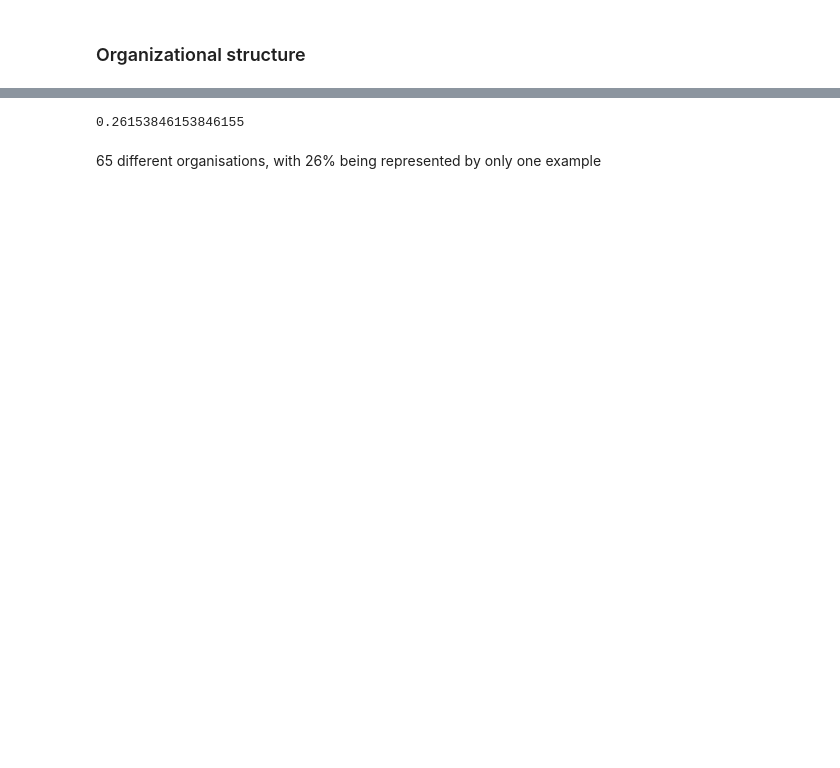
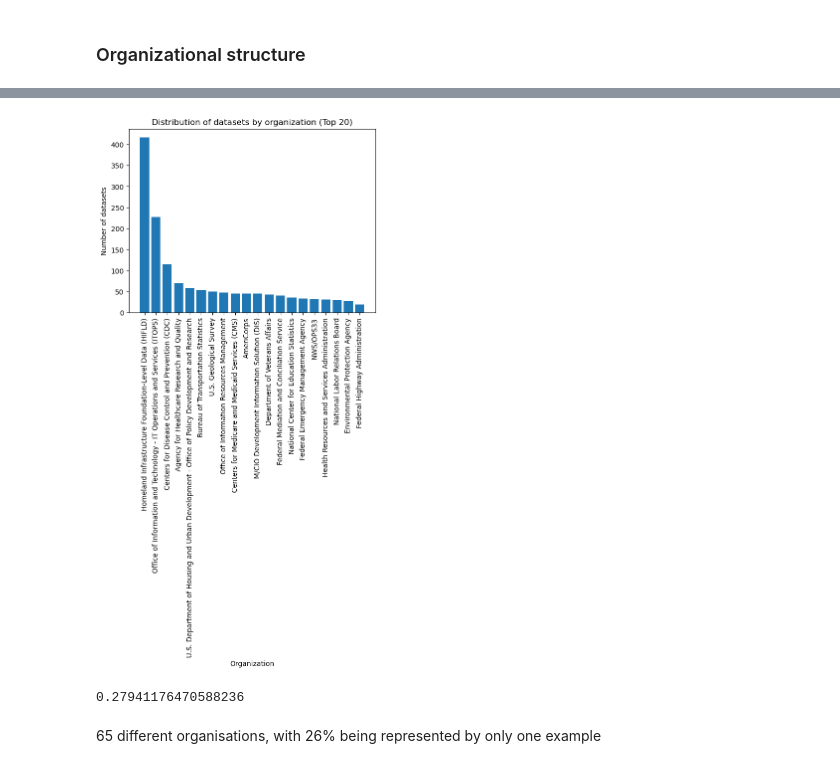
Before and after one commit to majmurm/predicting-science-at-risk, a Jupyter notebook: eda/eda_drp.ipynb, the cells around one changed output, grey strips where cells are left out. Saved outputs shown, nothing was run; the diff lists cells and outputs as text; code cells hidden in the pictures; blank space fills up the shorter version.

```diff
--- a/eda/eda_drp.ipynb
+++ b/eda/eda_drp.ipynb
@@ -120,7 +121,19 @@ Name: count, Length: 65, dtype: int64
+# %%
+top_orgs = org_counts.head(20)
+
+plt.figure()
+plt.bar(top_orgs.index, top_orgs.values)
+plt.xticks(rotation=90)
+plt.xlabel('Organization')
+plt.ylabel('Number of datasets')
+plt.title('Distribution of datasets by organization (Top 20)')
+plt.show()
+# %% [output]
+[figure, added]
 # %%
-(df['organization'].value_counts() == 1).mean()
+(org_counts == 1).mean()
 # %% [output]
-0.26153846153846155
+0.27941176470588236
 # %% [markdown]
 65 different organisations, with 26% being represented by only one example
 # %%
```
Also changed, not shown: parts of 16 cells of this notebook, 16 other files.
